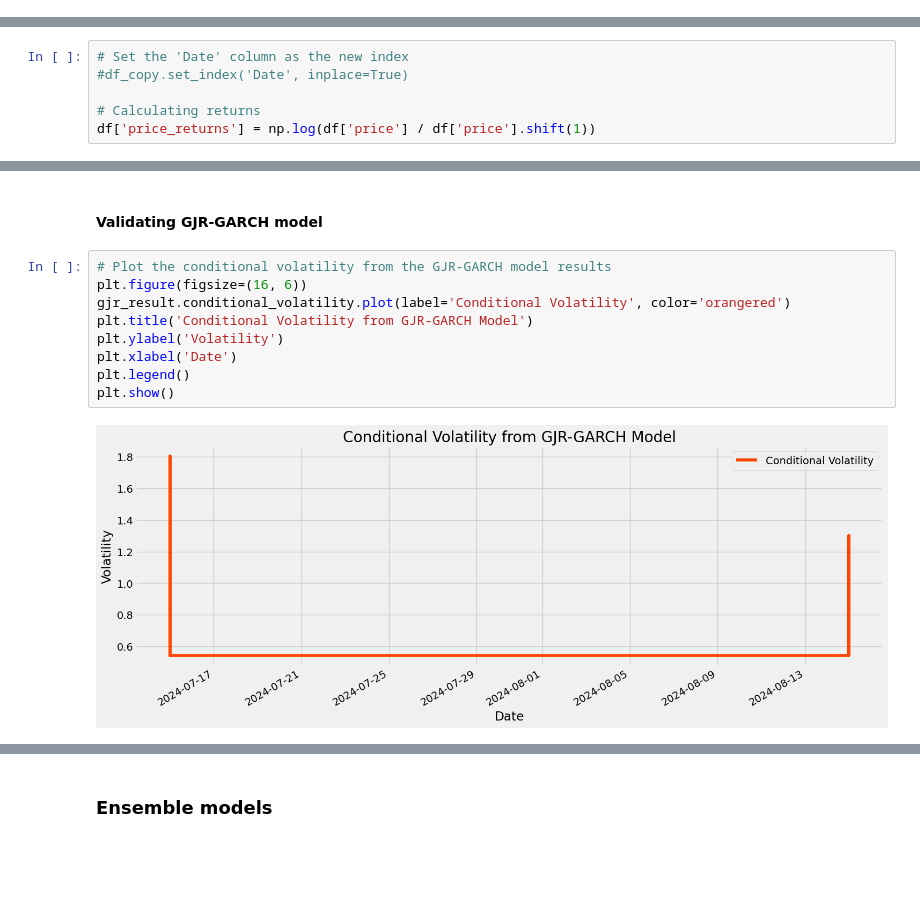
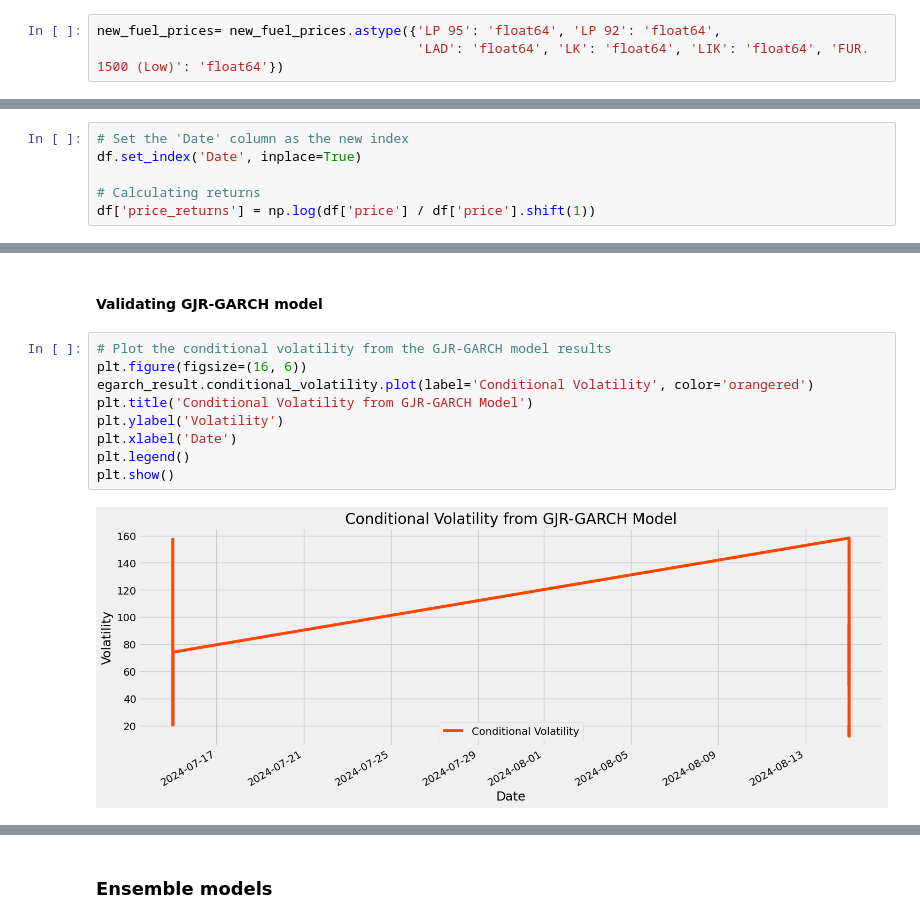
Before and after one commit to DVIlangamge/FYP--Rice-Price-Volatility-Analysis-and-Forecasting, a Jupyter notebook: FYP.ipynb, the cells around one changed output, grey strips where cells are left out. Drawn from its saved outputs; the diff is of its cells as text; blank space fills up the shorter version.

```diff
--- a/FYP.ipynb
+++ b/FYP.ipynb
@@ -868,6 +868,9 @@ Data columns (total 10 columns):
  9   FUR. 1500 (Low)  80 non-null     int64
 dtypes: datetime64[ns](1), float64(3), int64(6)
 memory usage: 6.9 KB
+# %%
+new_fuel_prices= new_fuel_prices.astype({'LP 95': 'float64', 'LP 92': 'float64',
+                                         'LAD': 'float64', 'LK': 'float64', 'LIK': 'float64', 'FUR. 1500 (Low)': 'float64'})
 # %%
 import matplotlib.pyplot as plt
 
@@ -3065,6 +3121,6 @@ Successfully installed alpha_vantage-3.0.0 arch-8.0.0 inflection-0.5.1 quandl-3.
 # %%
 # Set the 'Date' column as the new index
-#df_copy.set_index('Date', inplace=True)
+df.set_index('Date', inplace=True)
 
 # Calculating returns
 df['price_returns'] = np.log(df['price'] / df['price'].shift(1))
@@ -3277,14 +3332,14 @@ EGARCH(1,1)          -682.941327  1375.882654  1390.296663
 # %%
 # Plot the conditional volatility from the GJR-GARCH model results
 plt.figure(figsize=(16, 6))
-gjr_result.conditional_volatility.plot(label='Conditional Volatility', color='orangered')
+egarch_result.conditional_volatility.plot(label='Conditional Volatility', color='orangered')
 plt.title('Conditional Volatility from GJR-GARCH Model')
 plt.ylabel('Volatility')
 plt.xlabel('Date')
 plt.legend()
 plt.show()
 # %% [output]
-[figure, old version]
+[figure, new version]
 # %%
 # Forecast 14 days into the future
 forecast_horizon = 14
```
Also changed, not shown: parts of 42 cells of this notebook.
